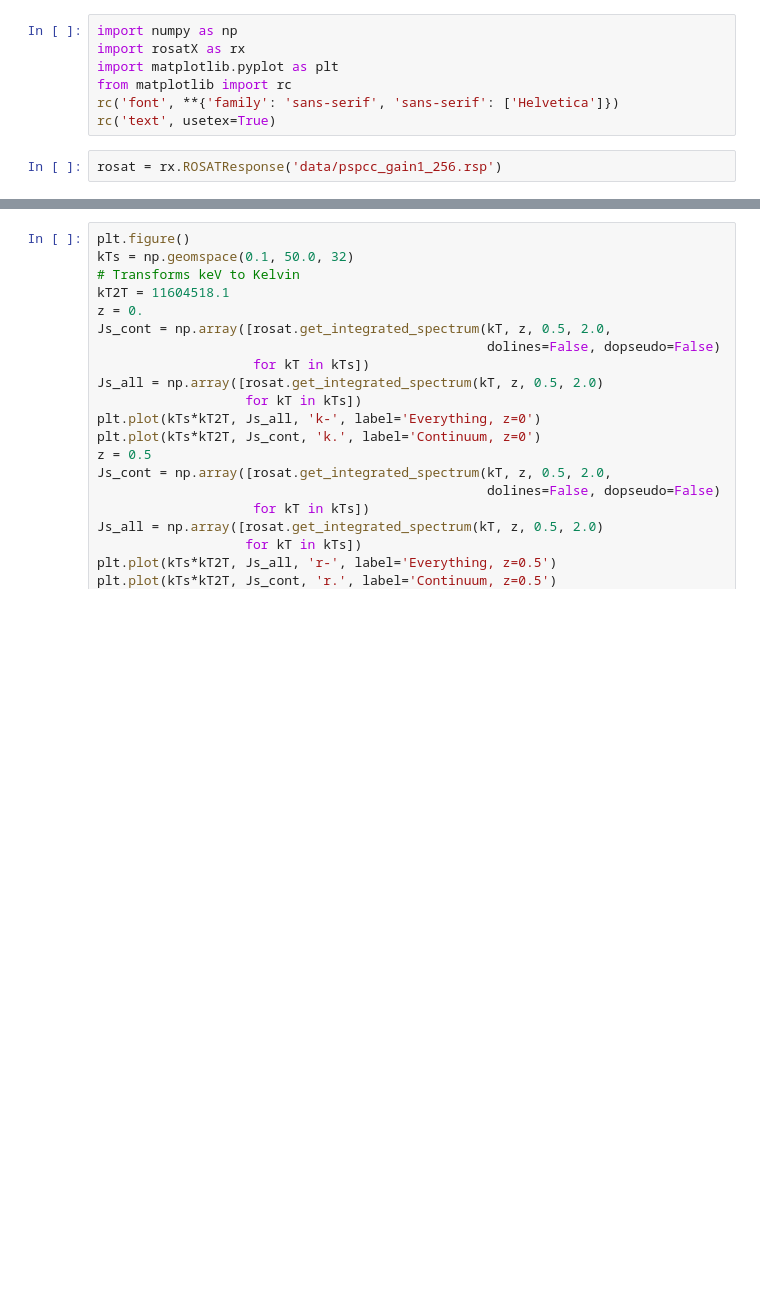
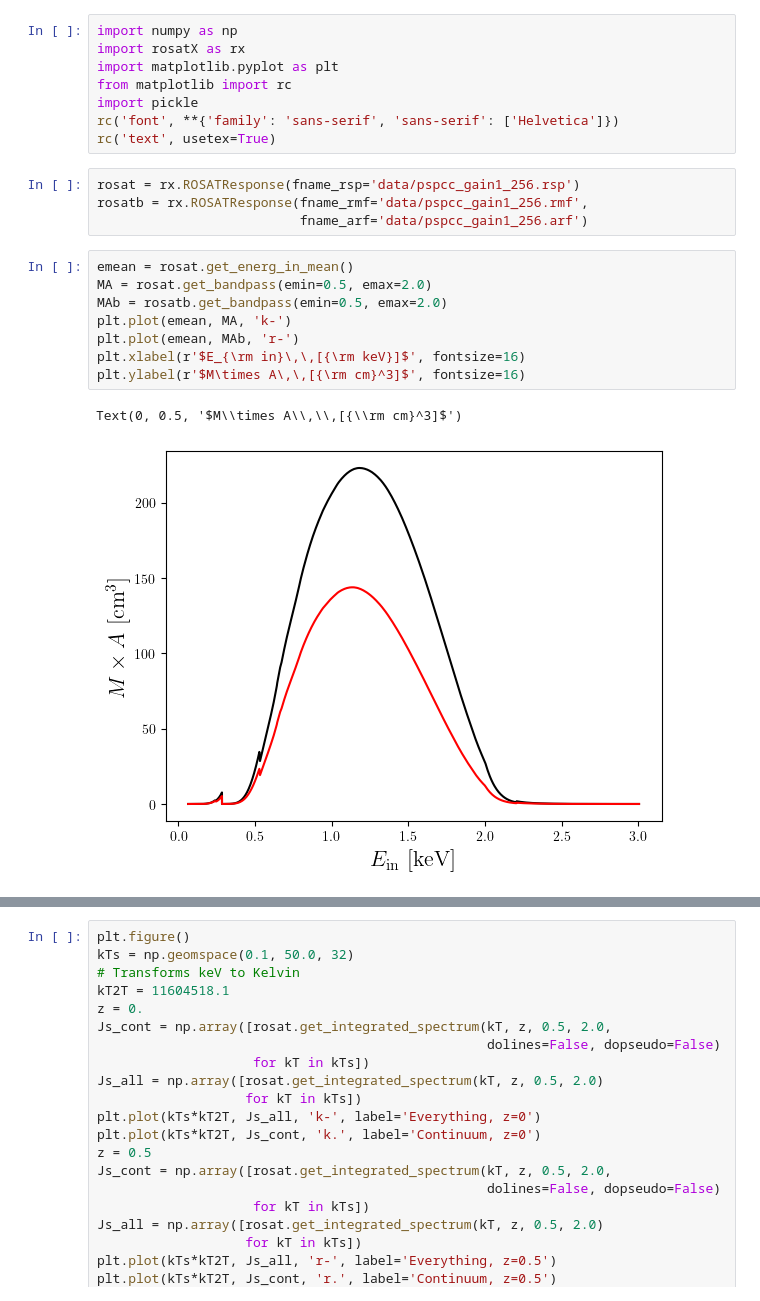
Before and after one commit to Cosmotheka/Cosmotheka_likelihoods, a Jupyter notebook: papers/ROSATx/ROSATProcess.ipynb, the cells around one changed output, grey strips where cells are left out. Drawn from its saved outputs; the diff is of its cells as text; blank space fills up the shorter version.

```diff
--- a/papers/ROSATx/ROSATProcess.ipynb
+++ b/papers/ROSATx/ROSATProcess.ipynb
@@ -3,9 +3,23 @@ import numpy as np
 import rosatX as rx
 import matplotlib.pyplot as plt
 from matplotlib import rc
+import pickle
 rc('font', **{'family': 'sans-serif', 'sans-serif': ['Helvetica']})
 rc('text', usetex=True)
 # %%
-rosat = rx.ROSATResponse('data/pspcc_gain1_256.rsp')
+rosat = rx.ROSATResponse(fname_rsp='data/pspcc_gain1_256.rsp')
+rosatb = rx.ROSATResponse(fname_rmf='data/pspcc_gain1_256.rmf',
+                          fname_arf='data/pspcc_gain1_256.arf')
+# %%
+emean = rosat.get_energ_in_mean()
+MA = rosat.get_bandpass(emin=0.5, emax=2.0)
+MAb = rosatb.get_bandpass(emin=0.5, emax=2.0)
+plt.plot(emean, MA, 'k-')
+plt.plot(emean, MAb, 'r-')
+plt.xlabel(r'$E_{\rm in}\,\,[{\rm keV}]$', fontsize=16)
+plt.ylabel(r'$M\times A\,\,[{\rm cm}^3]$', fontsize=16)
+# %% [output]
+Text(0, 0.5, '$M\\times A\\,\\,[{\\rm cm}^3]$')
+[figure, added]
 # %%
 plt.figure()
```
Also changed, not shown: parts of 7 cells of this notebook, 10 other files.
